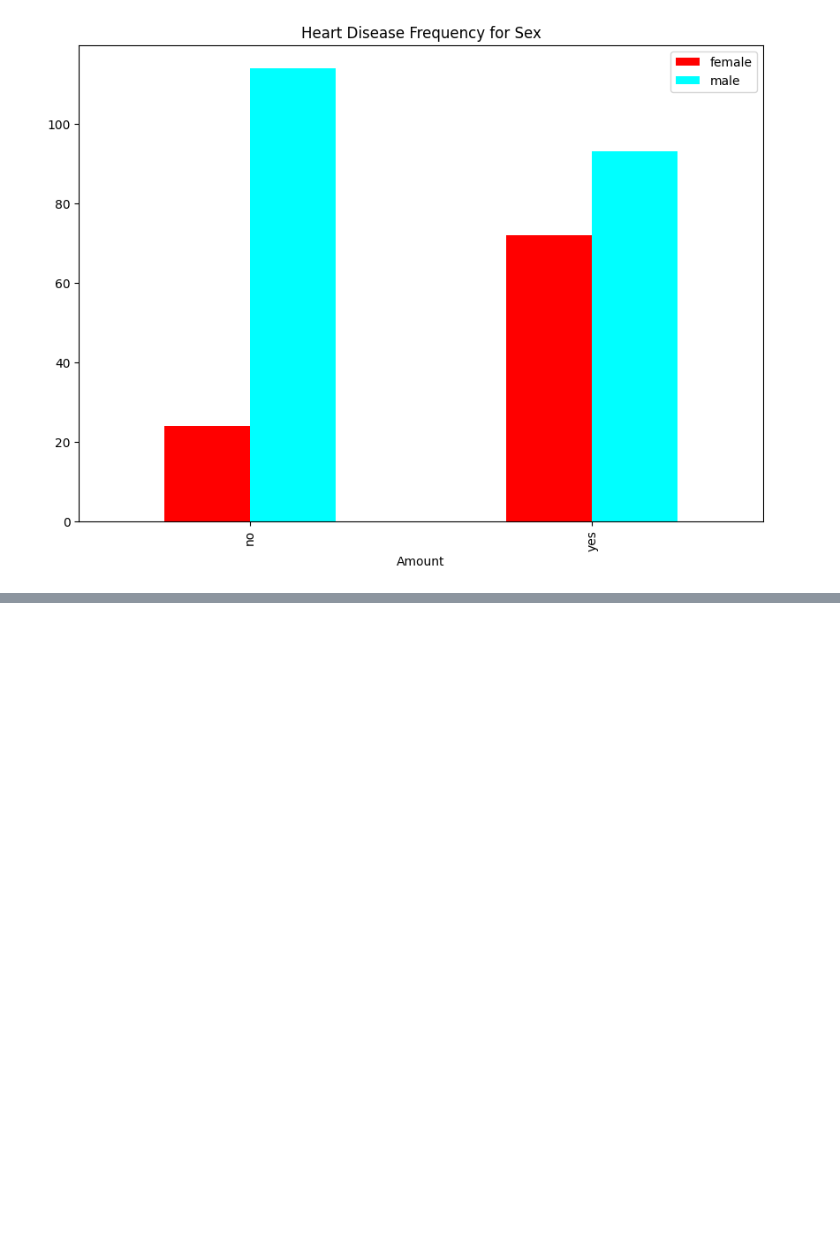
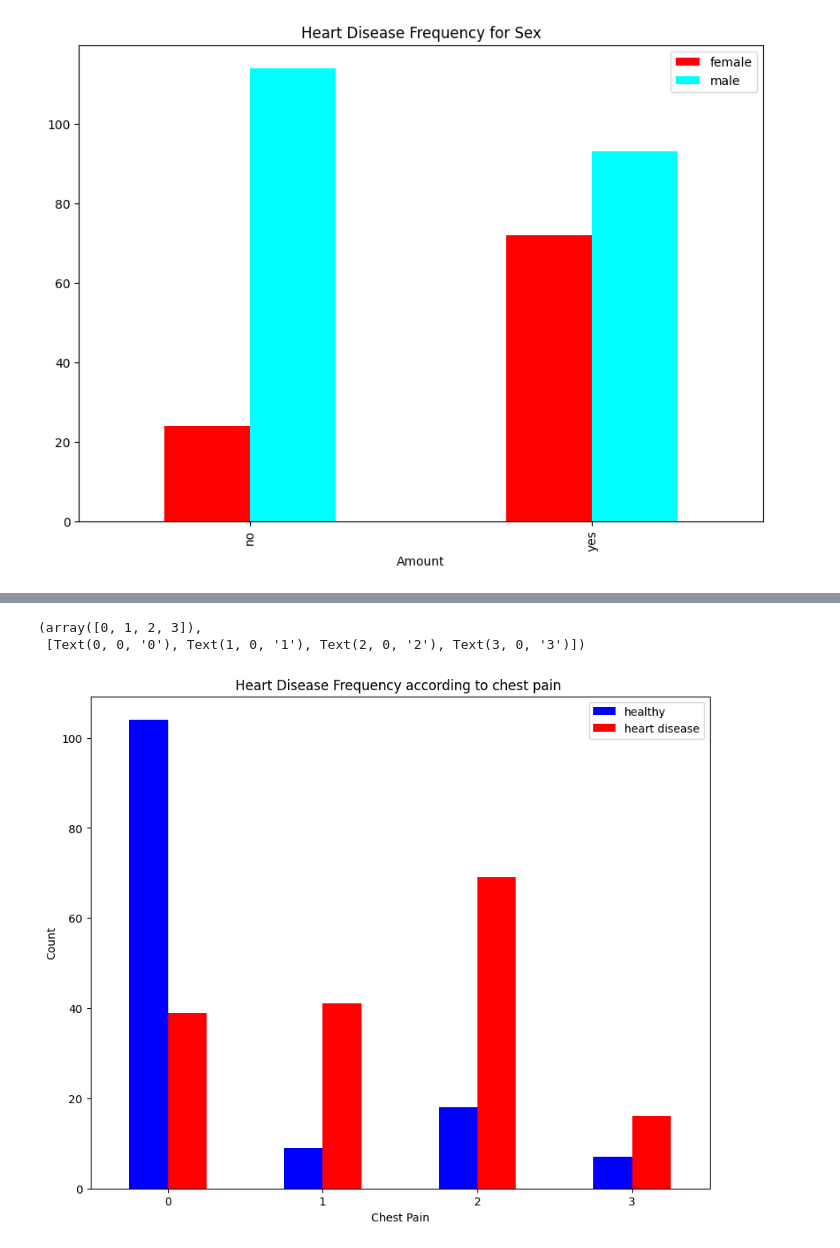
Before and after one commit to caw083/Heart-disease.github.io, a Jupyter notebook: heart-disease.ipynb, the cells around one changed output, grey strips where cells are left out. Cells and saved outputs as stored; diff of their text form; code cells hidden in the pictures; blank space fills up the shorter version.

```diff
--- a/heart-disease.ipynb
+++ b/heart-disease.ipynb
@@ -251,0 +253,4 @@ plt.show()
+# %%
+cross_tab2 = pd.crosstab(df.cp, df.target)
+cross_tab2.rename(columns= {0:"healthy", 1:"heart disease"}, inplace=True)
+cross_tab2
@@ -251,0 +264,11 @@ plt.show()
+# %%
+cross_tab2.plot(kind='bar', figsize=(10,8), color=['blue', 'red'])
+plt.xlabel("Chest Pain")
+plt.ylabel("Count")
+plt.legend(["healthy", "heart disease"])
+plt.title('Heart Disease Frequency according to chest pain ')
+plt.xticks(rotation=0)
+# %% [output]
+(array([0, 1, 2, 3]),
+ [Text(0, 0, '0'), Text(1, 0, '1'), Text(2, 0, '2'), Text(3, 0, '3')])
+[figure, added]
```
Also changed, not shown: parts of 6 cells of this notebook, 1 other file.
